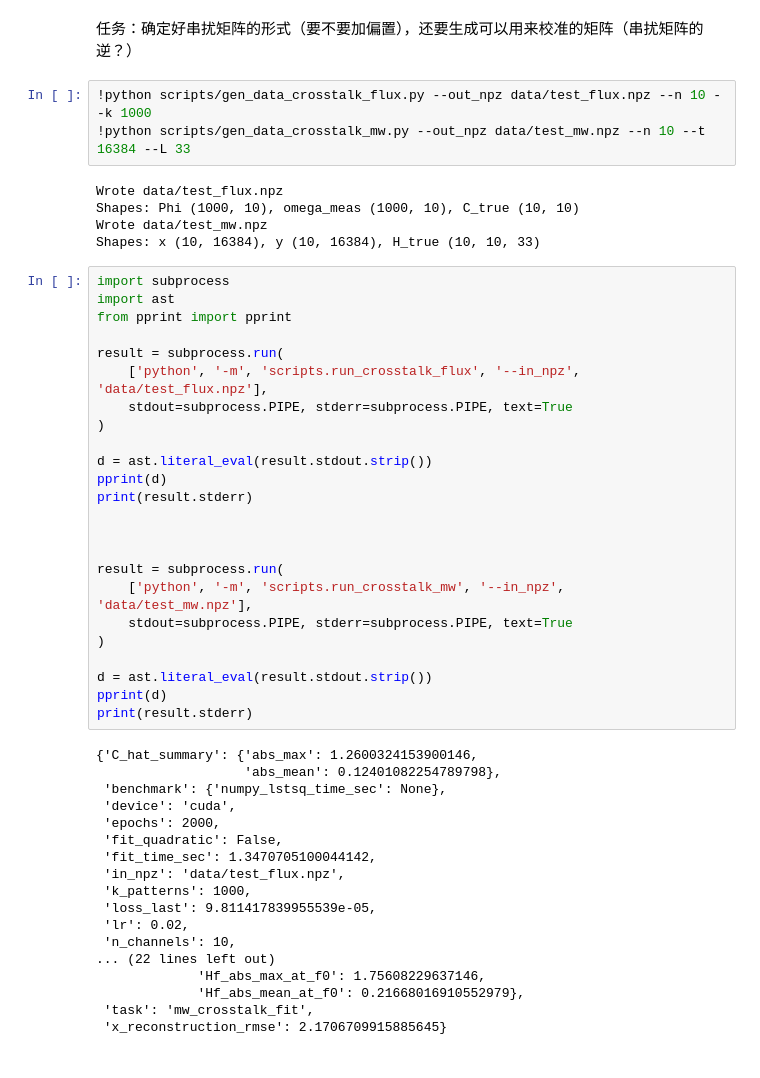
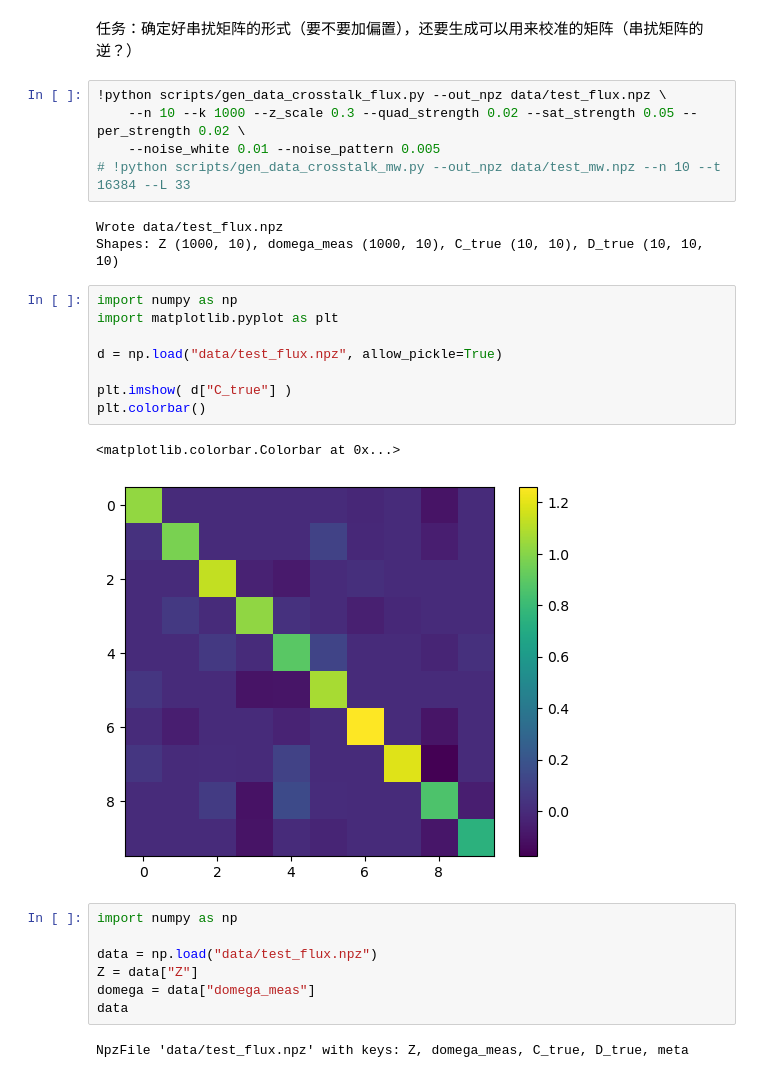
Before and after one commit to coding-xyz/qpu-gpu-co-processing, a Jupyter notebook: test_crosstalk.ipynb, the cells around one changed output. Drawn from its saved outputs; the diff is of its cells as text.

Commit message:
make the crosstalk almost work

```diff
--- a/test_crosstalk.ipynb
+++ b/test_crosstalk.ipynb
@@ -1,52 +1,30 @@
 # %% [markdown]
 任务：确定好串扰矩阵的形式（要不要加偏置），还要生成可以用来校准的矩阵（串扰矩阵的逆？）
 # %%
-!python scripts/gen_data_crosstalk_flux.py --out_npz data/test_flux.npz --n 10 --k 1000
-!python scripts/gen_data_crosstalk_mw.py --out_npz data/test_mw.npz --n 10 --t 16384 --L 33
+!python scripts/gen_data_crosstalk_flux.py --out_npz data/test_flux.npz \
+    --n 10 --k 1000 --z_scale 0.3 --quad_strength 0.02 --sat_strength 0.05 --per_strength 0.02 \
+    --noise_white 0.01 --noise_pattern 0.005
+# !python scripts/gen_data_crosstalk_mw.py --out_npz data/test_mw.npz --n 10 --t 16384 --L 33
 # %% [output]
 Wrote data/test_flux.npz
-Shapes: Phi (1000, 10), omega_meas (1000, 10), C_true (10, 10)
-Wrote data/test_mw.npz
-Shapes: x (10, 16384), y (10, 16384), H_true (10, 10, 33)
+Shapes: Z (1000, 10), domega_meas (1000, 10), C_true (10, 10), D_true (10, 10, 10)
-# %%
-import subprocess
-import ast
-from pprint import pprint
-
-result = subprocess.run(
-    ['python', '-m', 'scripts.run_crosstalk_flux', '--in_npz', 'data/test_flux.npz'],
-    stdout=subprocess.PIPE, stderr=subprocess.PIPE, text=True
-)
-
-d = ast.literal_eval(result.stdout.strip())
-pprint(d)
-print(result.stderr)
-
-
-
-result = subprocess.run(
-    ['python', '-m', 'scripts.run_crosstalk_mw', '--in_npz', 'data/test_mw.npz'],
-    stdout=subprocess.PIPE, stderr=subprocess.PIPE, text=True
-)
-
-d = ast.literal_eval(result.stdout.strip())
-pprint(d)
-print(result.stderr)
-# %% [output]
-{'C_hat_summary': {'abs_max': 1.2600324153900146,
-                   'abs_mean': 0.12401082254789798},
- 'benchmark': {'numpy_lstsq_time_sec': None},
- 'device': 'cuda',
- 'epochs': 2000,
- 'fit_quadratic': False,
- 'fit_time_sec': 1.3470705100044142,
- 'in_npz': 'data/test_flux.npz',
- 'k_patterns': 1000,
- 'loss_last': 9.811417839955539e-05,
- 'lr': 0.02,
- 'n_channels': 10,
-... (22 lines left out)
-             'Hf_abs_max_at_f0': 1.75608229637146,
-             'Hf_abs_mean_at_f0': 0.21668016910552979},
- 'task': 'mw_crosstalk_fit',
- 'x_reconstruction_rmse': 2.1706709915885645}
+# %%
+import numpy as np
+import matplotlib.pyplot as plt
+
+d = np.load("data/test_flux.npz", allow_pickle=True)
+
+plt.imshow( d["C_true"] )
+plt.colorbar()
+# %% [output]
+<matplotlib.colorbar.Colorbar at 0x...>
+[figure, added]
+# %%
+import numpy as np
+
+data = np.load("data/test_flux.npz")
+Z = data["Z"]
+domega = data["domega_meas"]
+data
+# %% [output]
+NpzFile 'data/test_flux.npz' with keys: Z, domega_meas, C_true, D_true, meta
```
Also changed, not shown: parts of 6 cells of this notebook, 22 other files.
